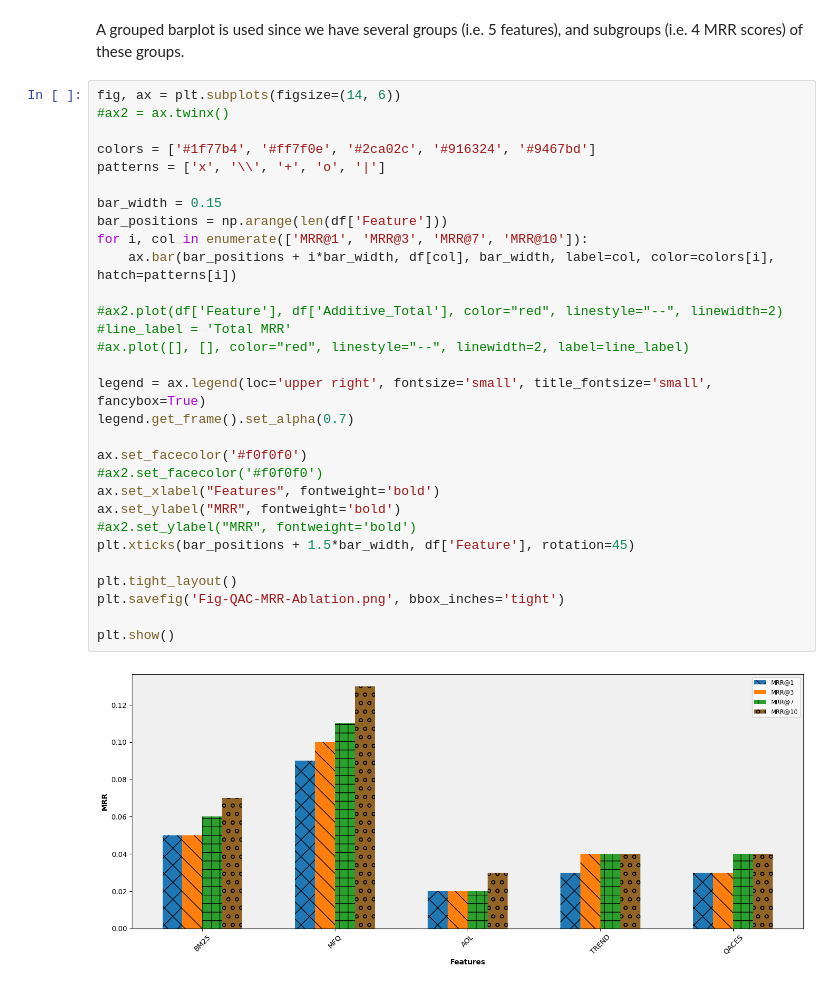
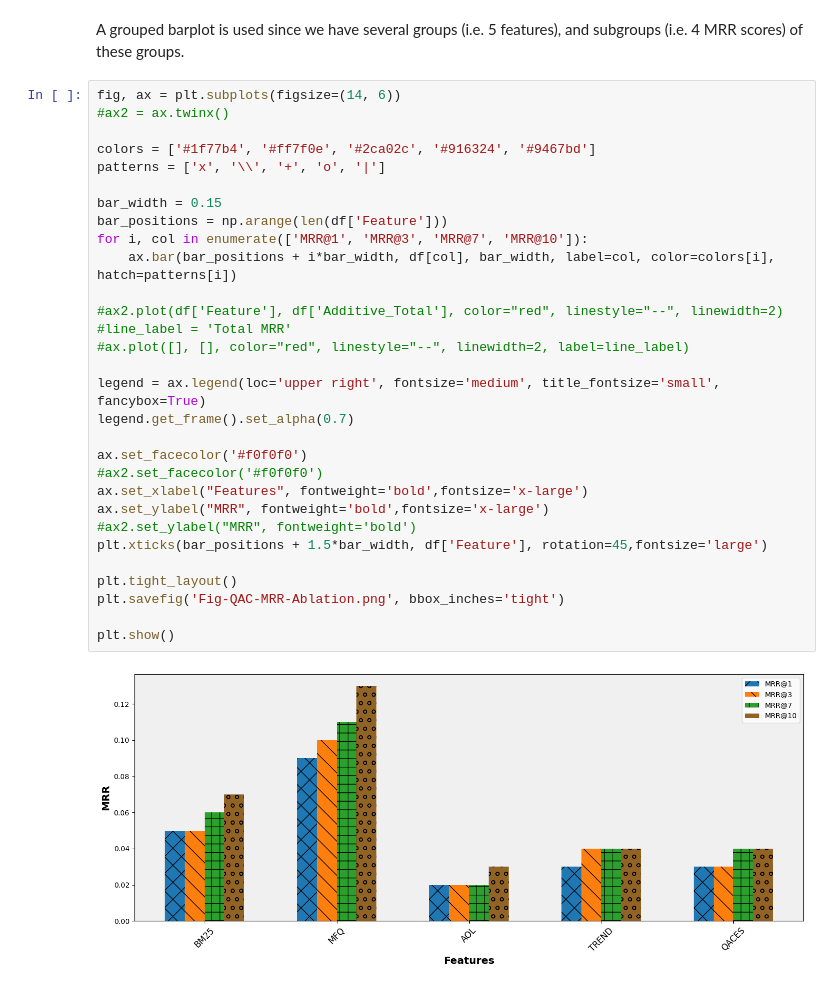
Before and after one commit to ColinDaly75/QAC_with_LTR_for_ES, a Jupyter notebook: mrr-enterprise-search.ipynb, the cells around one changed output. Drawn from its saved outputs; the diff is of its cells as text.

```diff
--- a/mrr-enterprise-search.ipynb
+++ b/mrr-enterprise-search.ipynb
@@ -209,32 +209,32 @@ A grouped barplot is used since we have several groups (i.e. 5 features), and su
 # %%
 fig, ax = plt.subplots(figsize=(14, 6))
 #ax2 = ax.twinx()
 
 colors = ['#1f77b4', '#ff7f0e', '#2ca02c', '#916324', '#9467bd']
 patterns = ['x', '\\', '+', 'o', '|']
 
 bar_width = 0.15
 bar_positions = np.arange(len(df['Feature']))
 for i, col in enumerate(['MRR@1', 'MRR@3', 'MRR@7', 'MRR@10']):
     ax.bar(bar_positions + i*bar_width, df[col], bar_width, label=col, color=colors[i], hatch=patterns[i])
 
 #ax2.plot(df['Feature'], df['Additive_Total'], color="red", linestyle="--", linewidth=2)
 #line_label = 'Total MRR'
 #ax.plot([], [], color="red", linestyle="--", linewidth=2, label=line_label)
 
-legend = ax.legend(loc='upper right', fontsize='small', title_fontsize='small', fancybox=True)
+legend = ax.legend(loc='upper right', fontsize='medium', title_fontsize='small', fancybox=True)
 legend.get_frame().set_alpha(0.7)
 
 ax.set_facecolor('#f0f0f0')
 #ax2.set_facecolor('#f0f0f0')
-ax.set_xlabel("Features", fontweight='bold')
-ax.set_ylabel("MRR", fontweight='bold')
+ax.set_xlabel("Features", fontweight='bold',fontsize='x-large')
+ax.set_ylabel("MRR", fontweight='bold',fontsize='x-large')
 #ax2.set_ylabel("MRR", fontweight='bold')
-plt.xticks(bar_positions + 1.5*bar_width, df['Feature'], rotation=45)
+plt.xticks(bar_positions + 1.5*bar_width, df['Feature'], rotation=45,fontsize='large')
 
 plt.tight_layout()
 plt.savefig('Fig-QAC-MRR-Ablation.png', bbox_inches='tight')
 
 plt.show()
 # %% [output]
-[figure, old version]
+[figure, new version]
```
